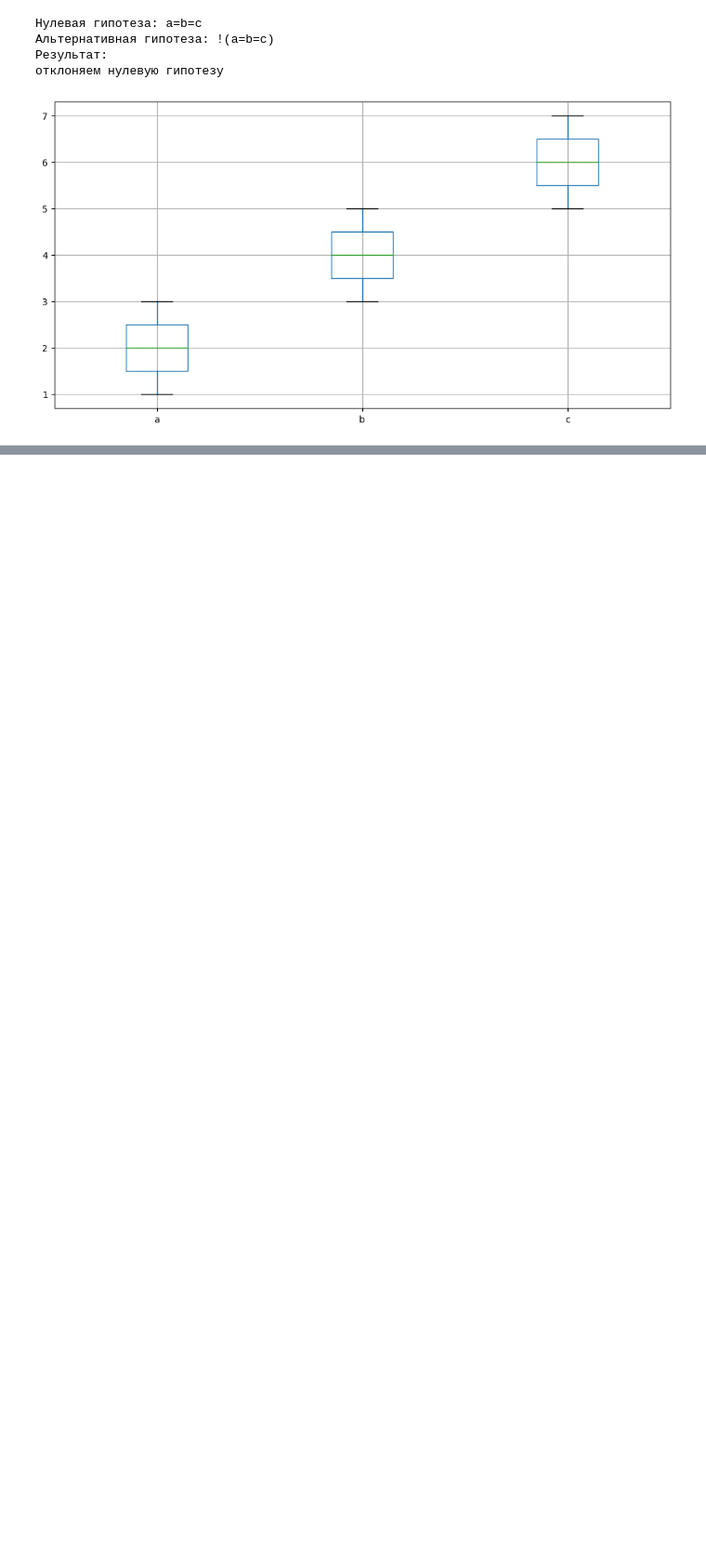
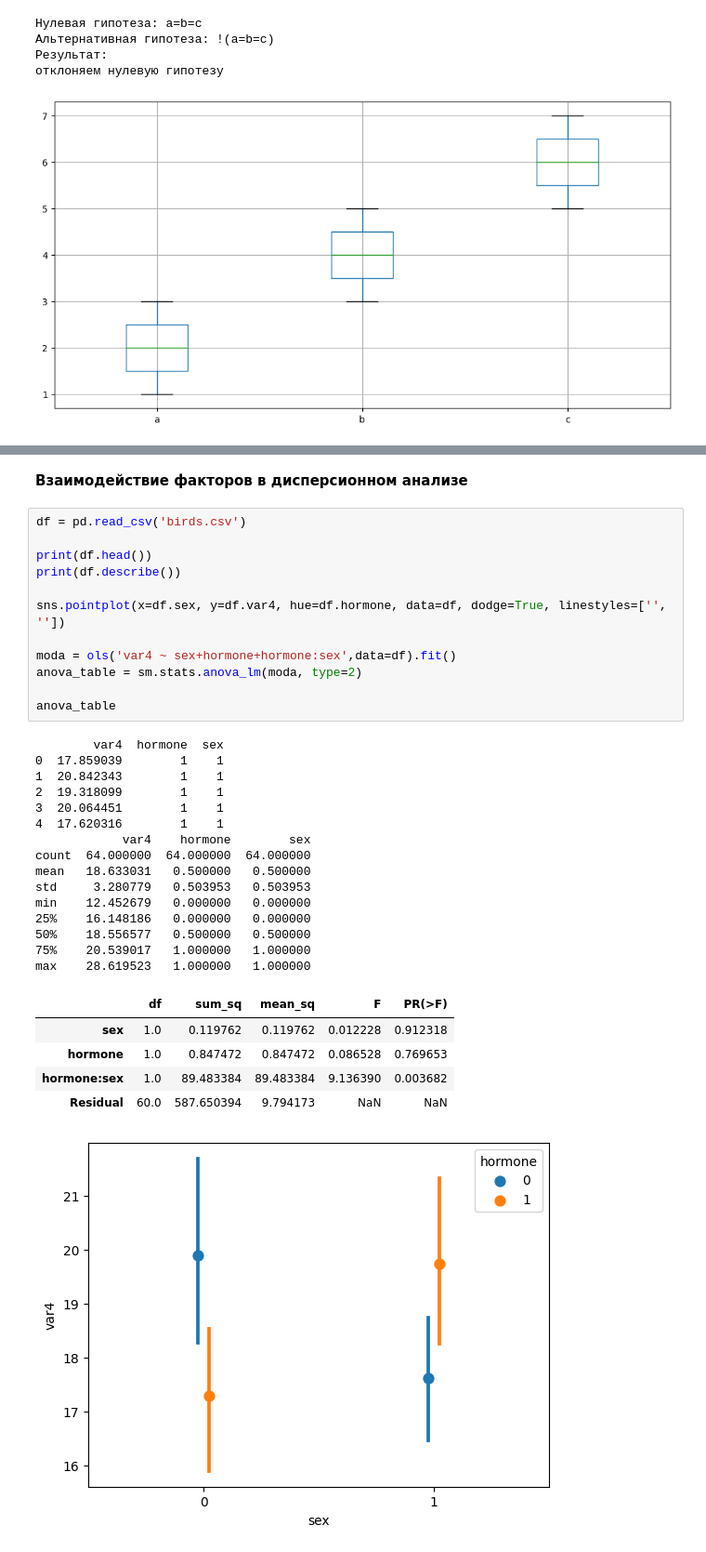
Before and after one commit to Khazovalexandra/Stepic_-, a Jupyter notebook: Основы статистики/Statistic.ipynb, the cells around one changed output, grey strips where cells are left out. Shown at 93% size. Drawn from its saved outputs; the diff is of its cells as text; blank space fills up the shorter version.

```diff
--- a/Основы статистики/Statistic.ipynb
+++ b/Основы статистики/Statistic.ipynb
@@ -510,0 +726,36 @@ else:
+# %% [markdown]
+**Взаимодействие факторов в дисперсионном анализе**
+# %%
+df = pd.read_csv('birds.csv')
+
+print(df.head())
+print(df.describe())
+
+sns.pointplot(x=df.sex, y=df.var4, hue=df.hormone, data=df, dodge=True, linestyles=['', ''])
+
+moda = ols('var4 ~ sex+hormone+hormone:sex',data=df).fit()
+anova_table = sm.stats.anova_lm(moda, type=2)
+
+anova_table
+# %% [output]
+        var4  hormone  sex
+0  17.859039        1    1
+1  20.842343        1    1
+2  19.318099        1    1
+3  20.064451        1    1
+4  17.620316        1    1
+            var4    hormone        sex
+count  64.000000  64.000000  64.000000
+mean   18.633031   0.500000   0.500000
+std     3.280779   0.503953   0.503953
+min    12.452679   0.000000   0.000000
+25%    16.148186   0.000000   0.000000
+50%    18.556577   0.500000   0.500000
+75%    20.539017   1.000000   1.000000
+max    28.619523   1.000000   1.000000
+|  | df | sum_sq | mean_sq | F | PR(>F) |
+| sex | 1.0 | 0.119762 | 0.119762 | 0.012228 | 0.912318 |
+| hormone | 1.0 | 0.847472 | 0.847472 | 0.086528 | 0.769653 |
+| hormone:sex | 1.0 | 89.483384 | 89.483384 | 9.136390 | 0.003682 |
+| Residual | 60.0 | 587.650394 | 9.794173 | NaN | NaN |
+[figure, added]
```
Also changed, not shown: parts of 40 cells of this notebook, 3 other files.
